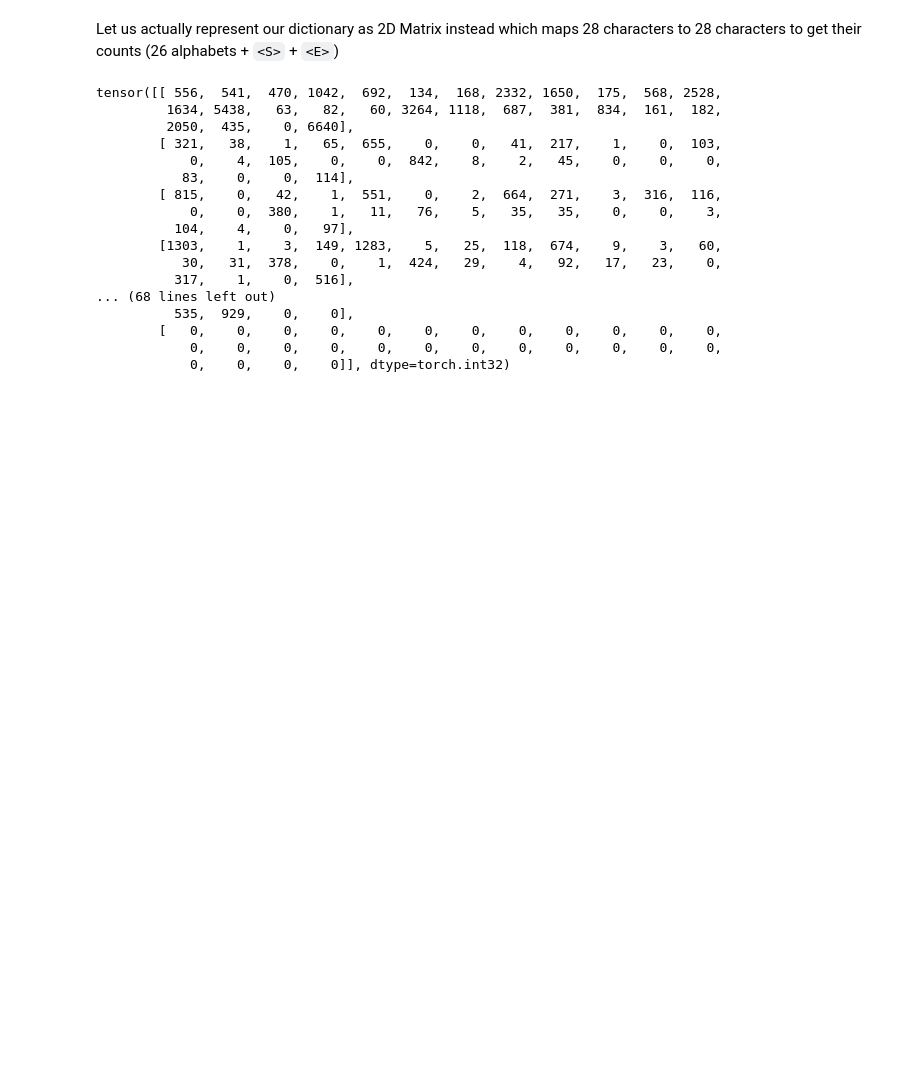
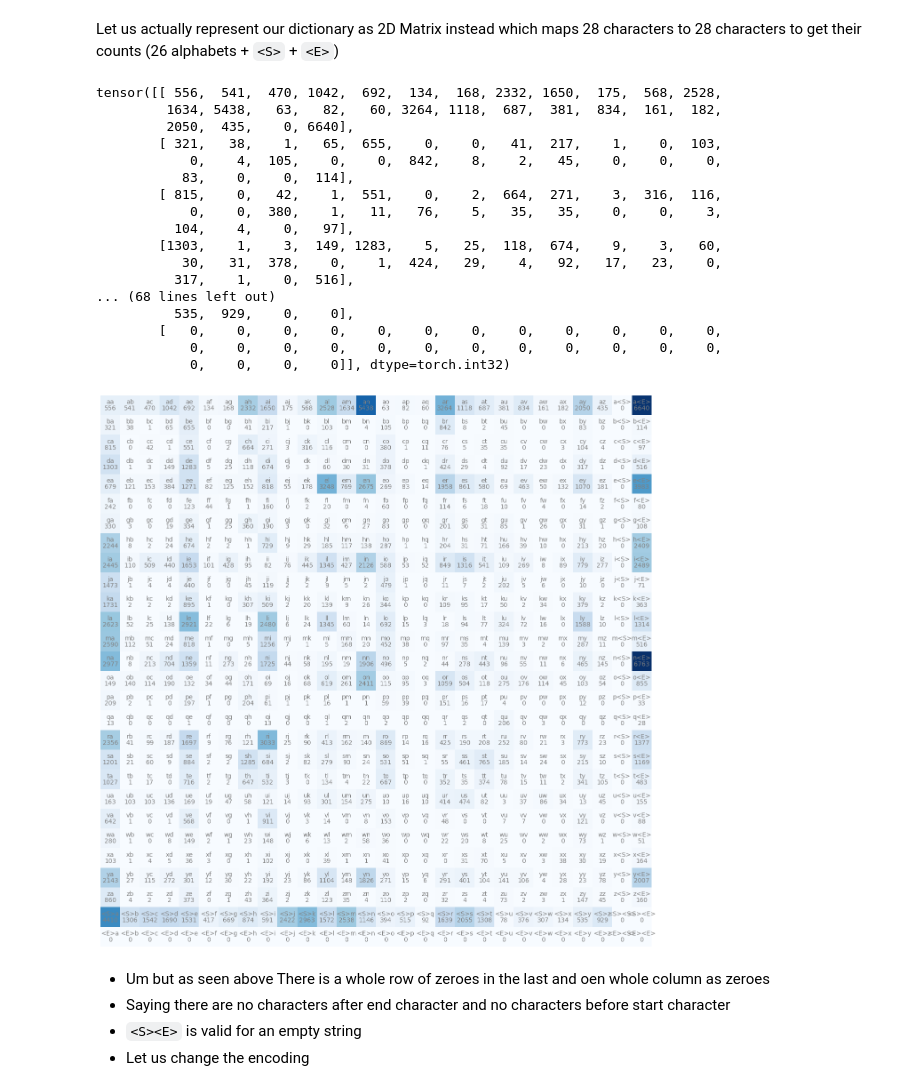
Before and after one commit to srikharshashi/make-more, a Jupyter notebook: bigram-1.ipynb, the cells around one changed output. Drawn from its saved outputs; the diff is of its cells as text; code cells hidden in the pictures; blank space fills up the shorter version.

```diff
--- a/bigram-1.ipynb
+++ b/bigram-1.ipynb
@@ -147,3 +121,21 @@ tensor([[ 556,  541,  470, 1042,  692,  134,  168, 2332, 1650,  175,  568, 2528,
         [   0,    0,    0,    0,    0,    0,    0,    0,    0,    0,    0,    0,
             0,    0,    0,    0,    0,    0,    0,    0,    0,    0,    0,    0,
             0,    0,    0,    0]], dtype=torch.int32)
+# %%
+import matplotlib.pyplot as plt
+%matplotlib inline
+plt.figure(figsize=(16,36))
+plt.imshow(N, cmap='Blues')
+for i in range(28):
+    for j in range(28):
+        chstr = get_char(i) + get_char(j)
+        plt.text(j, i, chstr, ha="center", va="bottom", color='gray')
+        plt.text(j, i, N[i, j].item(), ha="center", va="top", color='gray')
+plt.axis('off');
+# %% [output]
+[figure, added]
+# %% [markdown]
+- Um but as seen above There is a whole row of zeroes in the last and oen whole column as zeroes
+- Saying there are no characters after end character and no characters before start character
+- `<S><E>` is valid for an empty string
+- Let us change the encoding
```
Also changed, not shown: parts of 57 cells of this notebook.
